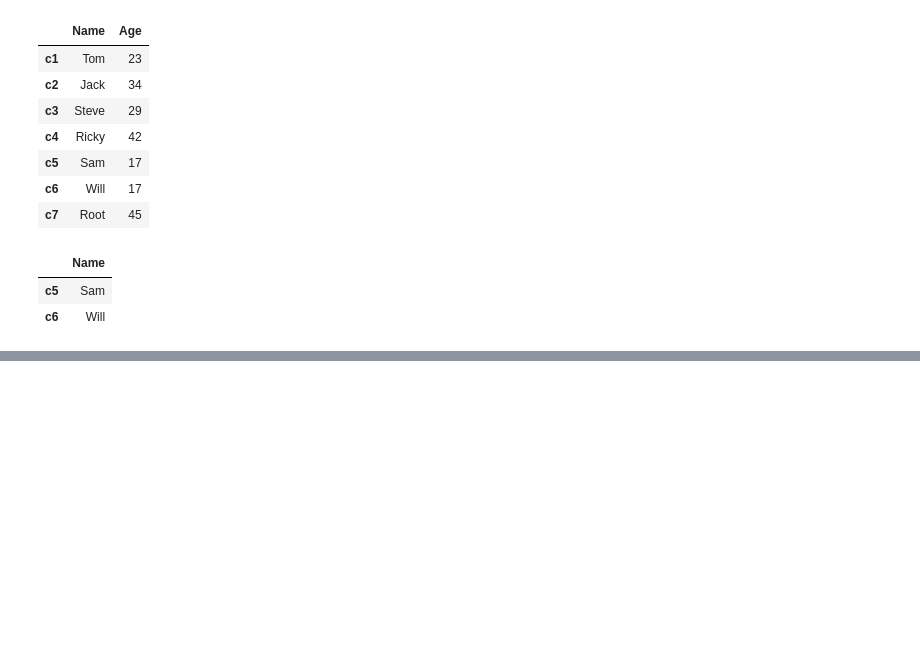
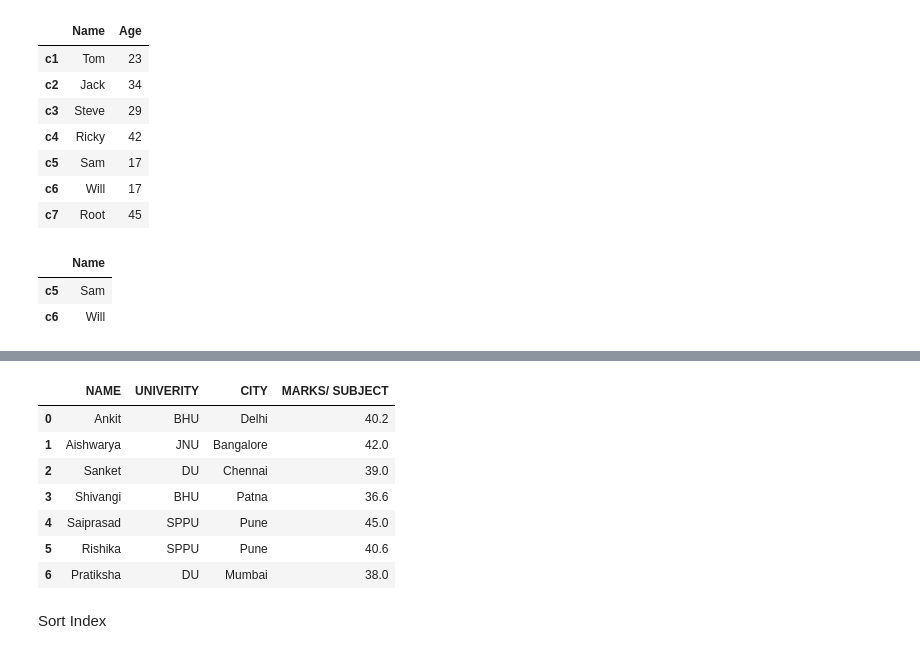
Before and after one commit to hari-r-v/TwiLearn, a Jupyter notebook: LEARNING/pandas.ipynb, the cells around one changed output, grey strips where cells are left out. Saved outputs shown, nothing was run; the diff lists cells and outputs as text; code cells hidden in the pictures; blank space fills up the shorter version.

```diff
--- a/LEARNING/pandas.ipynb
+++ b/LEARNING/pandas.ipynb
@@ -233,0 +392,4 @@ data3[data3['Age'] <= 18][['Name']]
+# %%
+# apply Method
+
+df_3['MARK'] = df_3['mark'.upper()].apply(lambda x: x/5)
@@ -233,0 +405,17 @@ data3[data3['Age'] <= 18][['Name']]
+# %%
+# Rename columns
+
+df_3.columns = ['Name'.upper(), 'Univerity'.upper(), 'city'.upper(), 'marks/ subject'.upper()]
+# %%
+df_3
+# %% [output]
+|  | NAME | UNIVERITY | CITY | MARKS/ SUBJECT |
+| 0 | Ankit | BHU | Delhi | 40.2 |
+| 1 | Aishwarya | JNU | Bangalore | 42.0 |
+| 2 | Sanket | DU | Chennai | 39.0 |
+| 3 | Shivangi | BHU | Patna | 36.6 |
+| 4 | Saiprasad | SPPU | Pune | 45.0 |
+| 5 | Rishika | SPPU | Pune | 40.6 |
+| 6 | Pratiksha | DU | Mumbai | 38.0 |
+# %% [markdown]
+Sort Index
```
Also changed, not shown: parts of 38 cells of this notebook, 2 other files.
